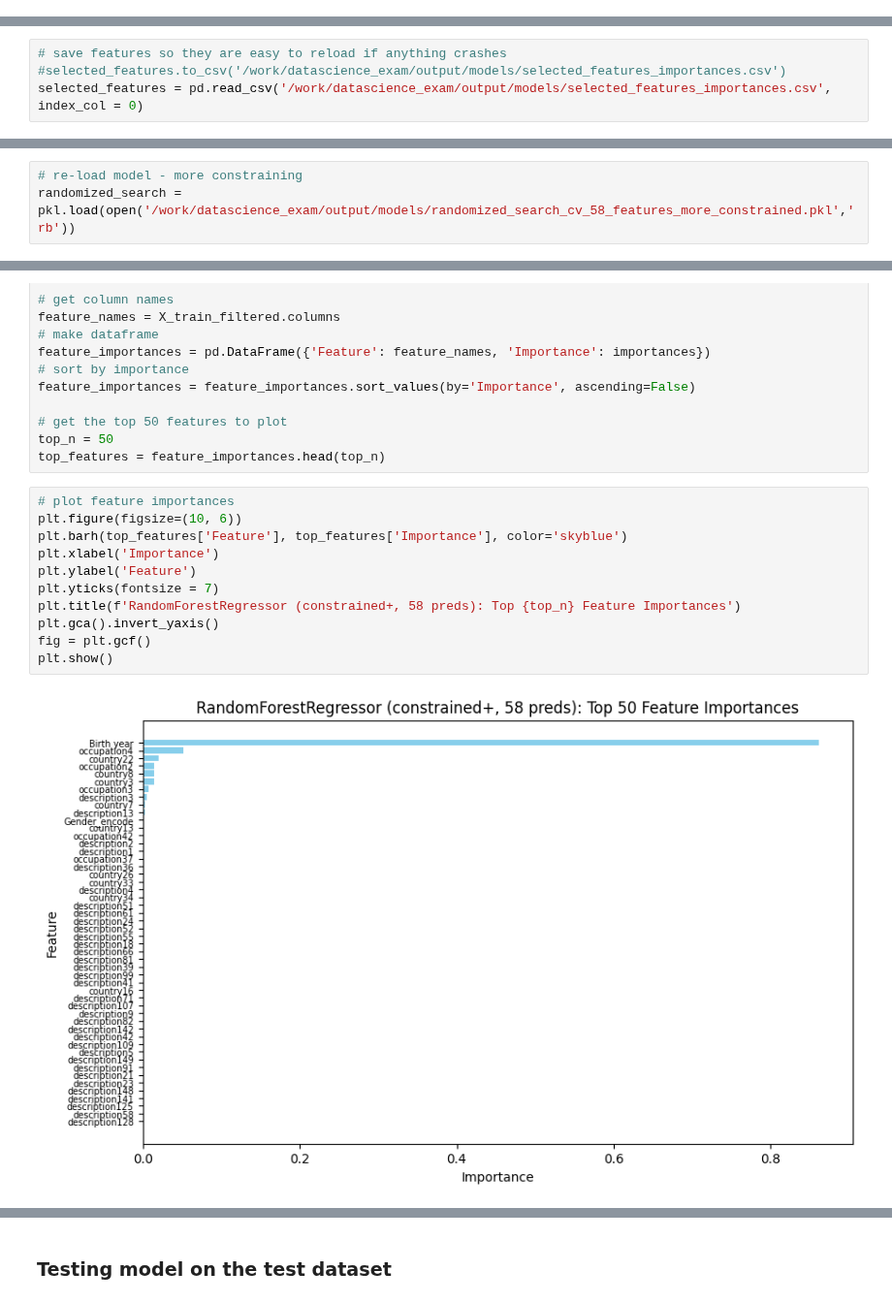
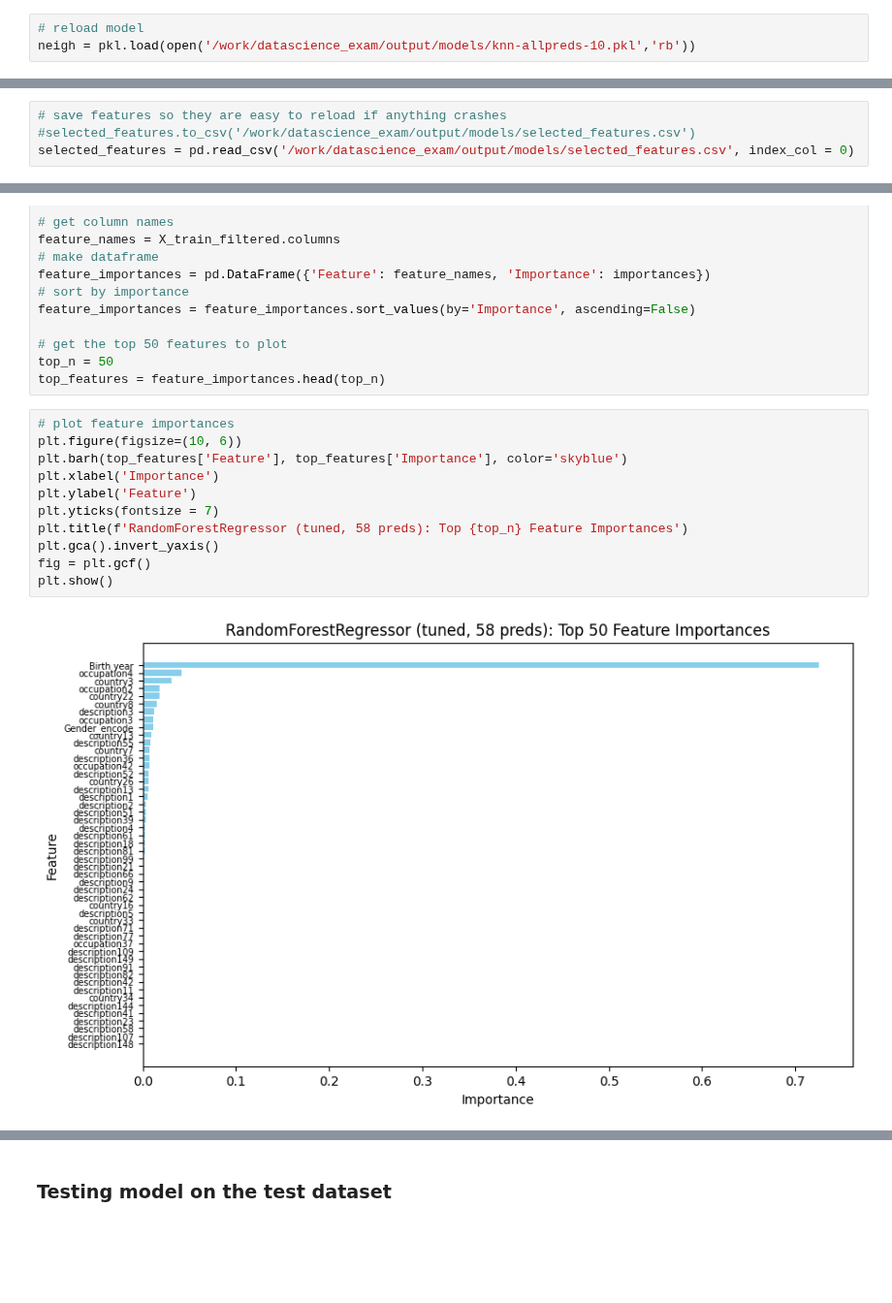
Before and after one commit to sigridbom/datascience_exam, a Jupyter notebook: notebooks/3_building_models.ipynb, the cells around one changed output, grey strips where cells are left out. Shown at 97% size. Saved outputs shown, nothing was run; the diff lists cells and outputs as text; blank space fills up the shorter version.

```diff
--- a/notebooks/3_building_models.ipynb
+++ b/notebooks/3_building_models.ipynb
@@ -167 +167,4 @@ pkl.dump(neigh, file=open(f'/work/datascience_exam/output/models/knn-allpreds-{k
+# %%
+# reload model
+neigh = pkl.load(open('/work/datascience_exam/output/models/knn-allpreds-10.pkl','rb'))
 # %%
@@ -243,8 +246,8 @@ selected_features.shape
 (58, 2)
 # %%
 # save features so they are easy to reload if anything crashes
-#selected_features.to_csv('/work/datascience_exam/output/models/selected_features_importances.csv')
-selected_features = pd.read_csv('/work/datascience_exam/output/models/selected_features_importances.csv', index_col = 0)
+#selected_features.to_csv('/work/datascience_exam/output/models/selected_features.csv')
+selected_features = pd.read_csv('/work/datascience_exam/output/models/selected_features.csv', index_col = 0)
 # %%
 # get the feature to keep in a list
 features_to_keep = selected_features['Feature'].tolist()
@@ -415,7 +391,4 @@ Fitting 5 folds for each of 10 candidates, totalling 50 fits
 randomized_search = pkl.load(open('/work/datascience_exam/output/models/randomized_search_cv_58_features.pkl','rb'))
-# %%
-# re-load model - more constraining
-randomized_search = pkl.load(open('/work/datascience_exam/output/models/randomized_search_cv_58_features_more_constrained.pkl','rb'))
 # %%
 randomized_search.cv_results_
 # %%
@@ -491,14 +450,14 @@ top_features = feature_importances.head(top_n)
 # %%
 # plot feature importances
 plt.figure(figsize=(10, 6))
 plt.barh(top_features['Feature'], top_features['Importance'], color='skyblue')
 plt.xlabel('Importance')
 plt.ylabel('Feature')
 plt.yticks(fontsize = 7)
-plt.title(f'RandomForestRegressor (constrained+, 58 preds): Top {top_n} Feature Importances')
+plt.title(f'RandomForestRegressor (tuned, 58 preds): Top {top_n} Feature Importances')
 plt.gca().invert_yaxis()
 fig = plt.gcf()
 plt.show()
 # %% [output]
-[figure, old version]
+[figure, new version]
 # %%
```
Also changed, not shown: parts of 32 cells of this notebook, 2 other files.
